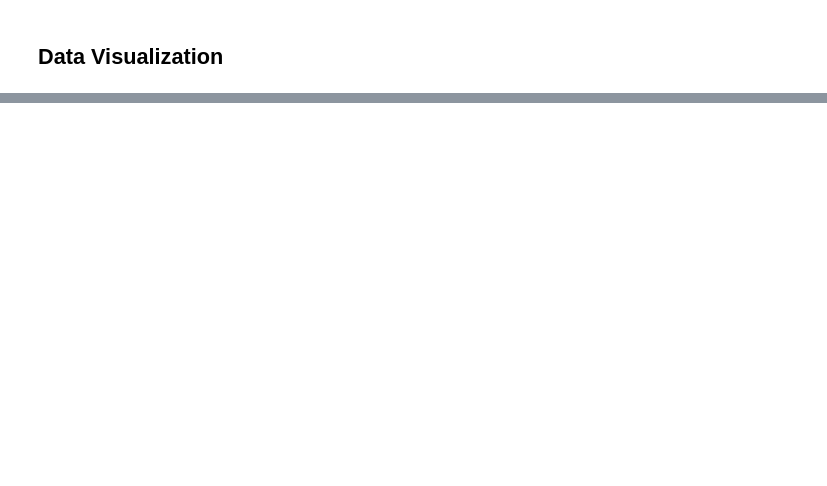
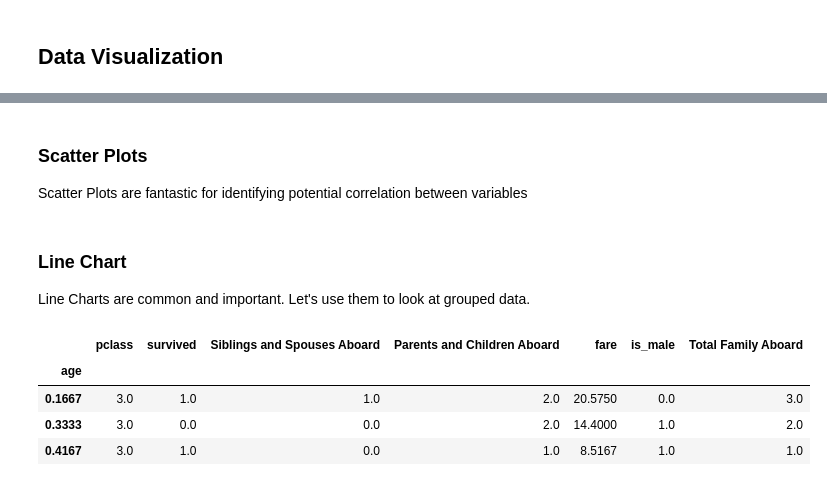
Before and after one commit to IntegerMan/PolyglotNotebookTalk, a Jupyter notebook: 04_UsageScenarios/02_DataVisualization.ipynb, the cells around one changed output, grey strips where cells are left out. Saved outputs shown, nothing was run; the diff lists cells and outputs as text; code cells hidden in the pictures; blank space fills up the shorter version.

```diff
--- a/04_UsageScenarios/02_DataVisualization.ipynb
+++ b/04_UsageScenarios/02_DataVisualization.ipynb
@@ -17,0 +61,3 @@ df.head()
+# %% [markdown]
+### Scatter Plots
+Scatter Plots are fantastic for identifying potential correlation between variables
@@ -17,0 +82,13 @@ df.head()
+# %% [markdown]
+### Line Chart
+Line Charts are common and important. Let's use them to look at grouped data.
+# %%
+# Create a simple aggregate dataset grouped by the age of the passenger
+df_ages = df.groupby('age').agg('mean')
+df_ages.head(3)
+# %% [output]
+|  | pclass | survived | Siblings and Spouses Aboard | Parents and Children Aboard | fare | is_male | Total Family Aboard |
+| age |  |  |  |  |  |  |  |
+| 0.1667 | 3.0 | 1.0 | 1.0 | 2.0 | 20.5750 | 0.0 | 3.0 |
+| 0.3333 | 3.0 | 0.0 | 0.0 | 2.0 | 14.4000 | 1.0 | 2.0 |
+| 0.4167 | 3.0 | 1.0 | 0.0 | 1.0 | 8.5167 | 1.0 | 1.0 |
```
Also changed, not shown: parts of 24 cells of this notebook, 18 other files.
